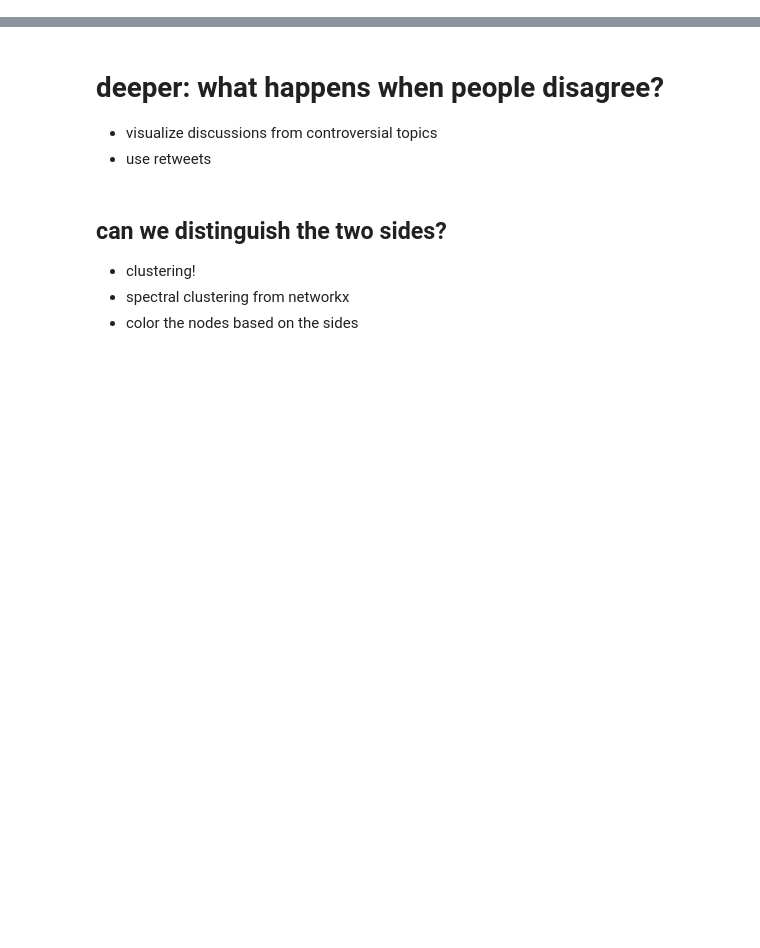
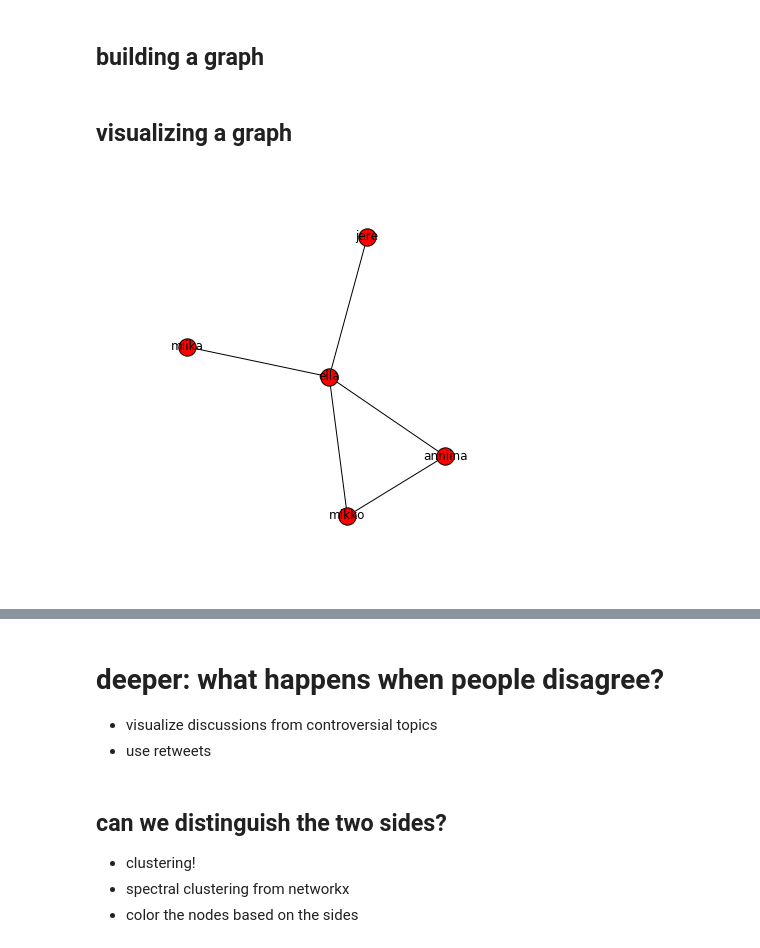
Before and after one commit to mmathioudakis/pycon2016polarization, a Jupyter notebook: networkx_twitter.ipynb, the cells around one changed output, grey strips where cells are left out. Drawn from its saved outputs; the diff is of its cells as text; code cells hidden in the pictures; blank space fills up the shorter version.

Commit message:
pass over the first part (social media and networkx)

```diff
--- a/networkx_twitter.ipynb
+++ b/networkx_twitter.ipynb
@@ -28,0 +67,31 @@
+# %% [markdown]
+## building a graph
+# %%
+import networkx as nx
+
+# initialize
+graph = nx.Graph()
+
+people = ['jere', 'ella', 'miika', 'anniina', 'mikko']
+connections = [('jere', 'ella'), ('ella', 'anniina'), ('ella', 'miika'),
+                   ('mikko', 'ella'), ('anniina', 'mikko')]
+
+# add all nodes
+for node in people:
+    graph.add_node(node)
+
+# add all edges
+for node_a, node_b in connections:
+    graph.add_edge(node_a, node_b)
+# %% [markdown]
+## visualizing a graph
+# %%
+import matplotlib.pyplot as plt
+fig, ax = plt.subplots(1, 1, figsize = (7, 7))
+ax.axis('off')
+
+nx.draw_networkx(graph, ax = ax)
+
+fig.savefig('img/friends.pdf', dpi = 300)
+# %% [output]
+[figure, added]
```
Also changed, not shown: parts of 28 cells of this notebook, 6 other files.
